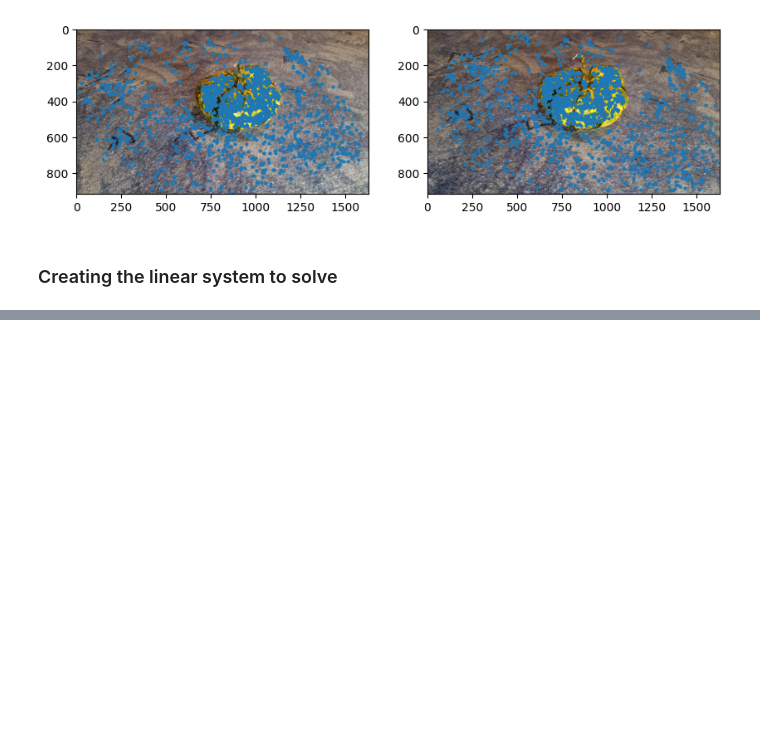
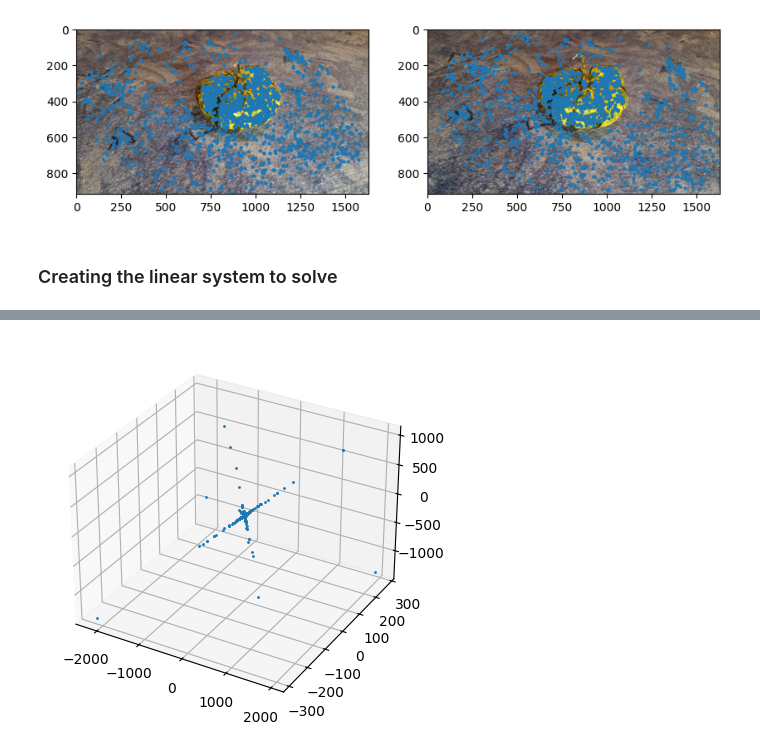
Before and after one commit to hgandras/3D-computer-vision-, a Jupyter notebook: 3d_point_reconstruction.ipynb, the cells around one changed output, grey strips where cells are left out. Cells and saved outputs as stored; diff of their text form; code cells hidden in the pictures; blank space fills up the shorter version.

```diff
--- a/3d_point_reconstruction.ipynb
+++ b/3d_point_reconstruction.ipynb
@@ -62,7 +63,7 @@ class Reconstruct3D:
     and the right camera.
     """
     def get3DPoints(self,imgPointsLeft:np.array,imgPointsRight:np.array)->np.array:
-        points3D=np.zeros((imgPointsLeft.shape[0],4))
+        points3D=np.zeros((imgPointsLeft.shape[0],3))
         for c,(pointLeft,pointRight) in enumerate(zip(imgPointsLeft,imgPointsRight)):
             coeff_matrix=np.array([
                 pointLeft[0]*self.p3L-self.p1L,
@@ -70,10 +71,8 @@ class Reconstruct3D:
                 pointRight[0]*self.p3R-self.p1R,
                 pointRight[1]*self.p3R-self.p2R
             ])
-            ordinate_matrix=np.zeros((4,))
-            homogeneous_coordinates=np.linalg.solve(coeff_matrix,ordinate_matrix)
-            print(coeff_matrix)
-            points3D[c]+=homogeneous_coordinates
+            U,S,V=np.linalg.svd(coeff_matrix)
+            points3D[c]+=V[:,0][:3]/V[:,0][-1]
         return points3D
 # %%
 reconstructor=Reconstruct3D(PLeft,PRight)
@@ -108,0 +90,10 @@ np.linalg.det(m1)
+# %%
+fig=plt.figure()
+axs=plt.axes(projection="3d")
+x=reconstructedHomogeneousPoints[:,0]
+y=reconstructedHomogeneousPoints[:,1]
+z=reconstructedHomogeneousPoints[:,2]
+axs.plot3D(x,y,z,'o',markersize=1)
+plt.show()
+# %% [output]
+[figure, added]
```
Also changed, not shown: parts of 4 cells of this notebook.
